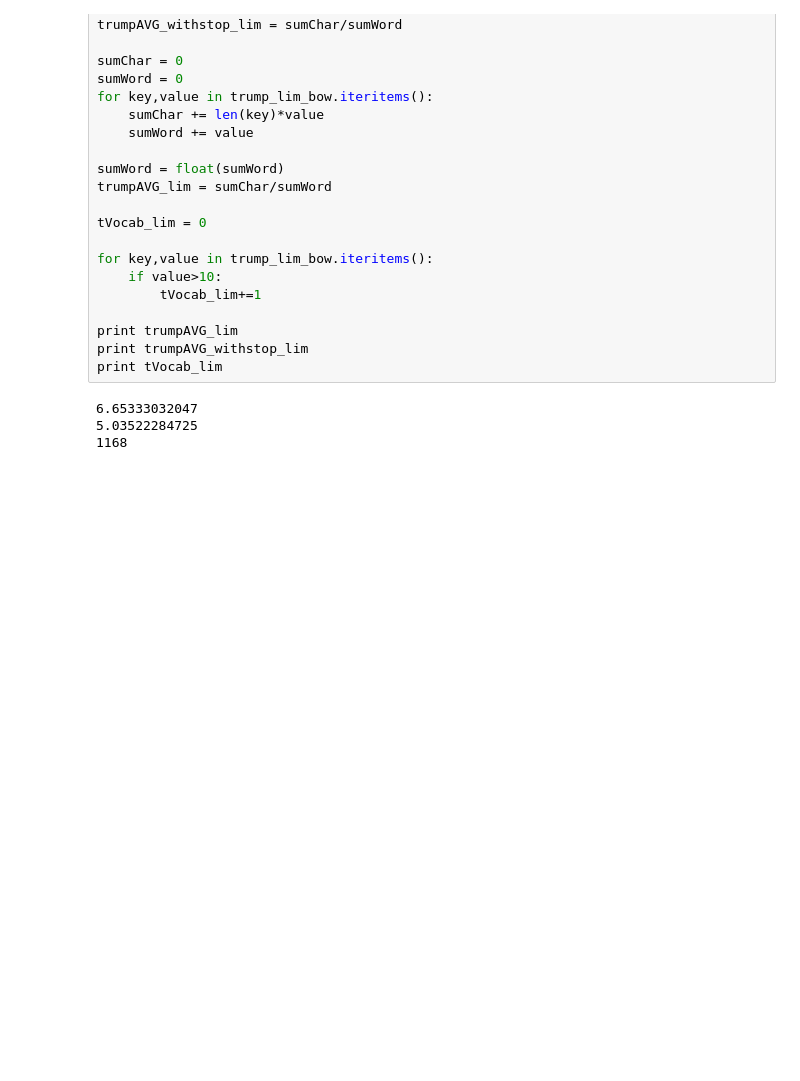
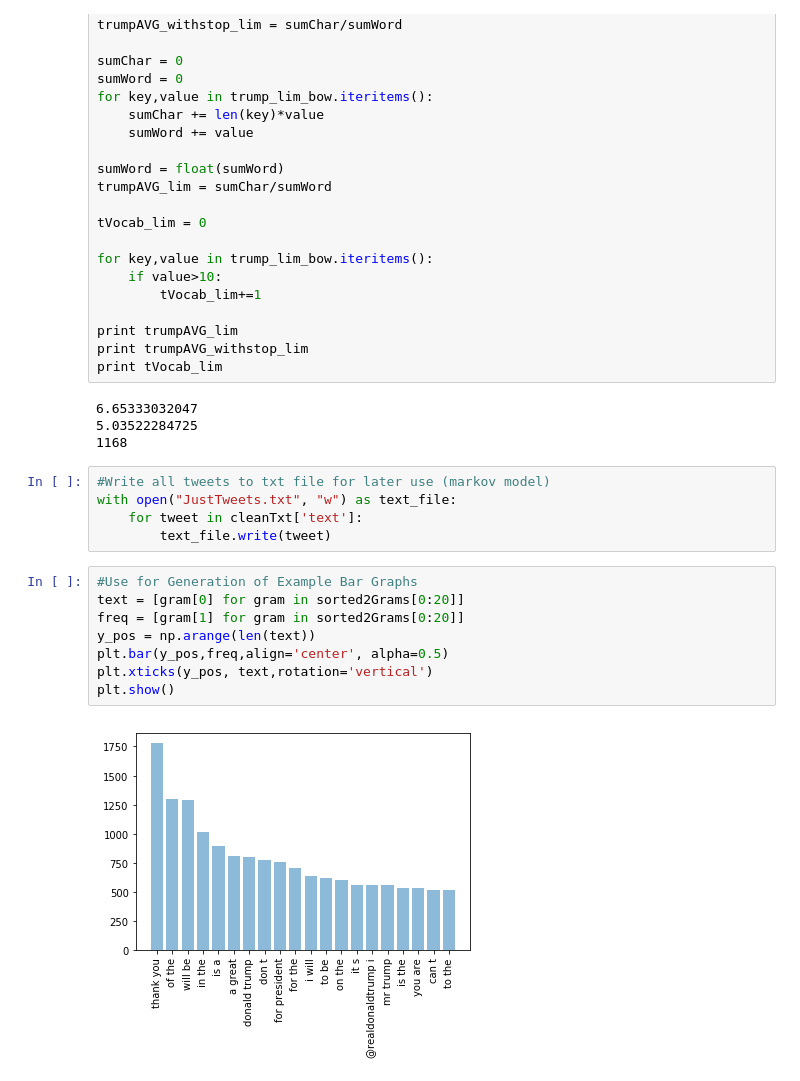
Before and after one commit to davegay11/Trump-Tweets, a Jupyter notebook: n_gram.ipynb, the cells around one changed output. Drawn from its saved outputs; the diff is of its cells as text; blank space fills up the shorter version.

Commit message:
new stuff to push to vocabBranch, should just be a backup

```diff
--- a/n_gram.ipynb
+++ b/n_gram.ipynb
@@ -411,3 +424,18 @@ print tVocab_lim
 6.65333032047
 5.03522284725
 1168
+# %%
+#Write all tweets to txt file for later use (markov model)
+with open("JustTweets.txt", "w") as text_file:
+    for tweet in cleanTxt['text']:
+        text_file.write(tweet)
+# %%
+#Use for Generation of Example Bar Graphs
+text = [gram[0] for gram in sorted2Grams[0:20]]
+freq = [gram[1] for gram in sorted2Grams[0:20]]
+y_pos = np.arange(len(text))
+plt.bar(y_pos,freq,align='center', alpha=0.5)
+plt.xticks(y_pos, text,rotation='vertical')
+plt.show()
+# %% [output]
+[figure, added]
```
Also changed, not shown: parts of 12 cells of this notebook, 2 other files.
